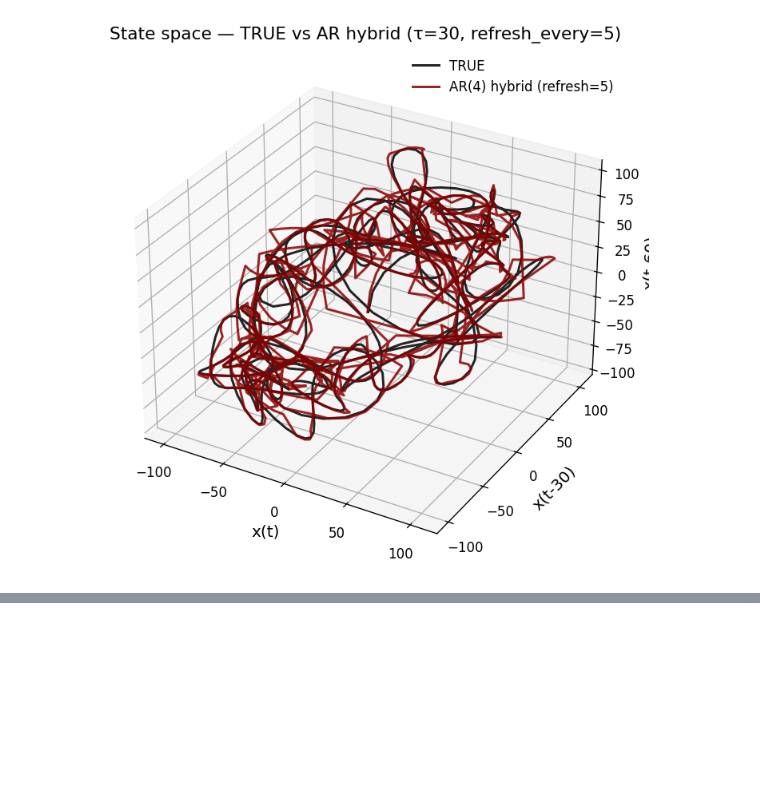
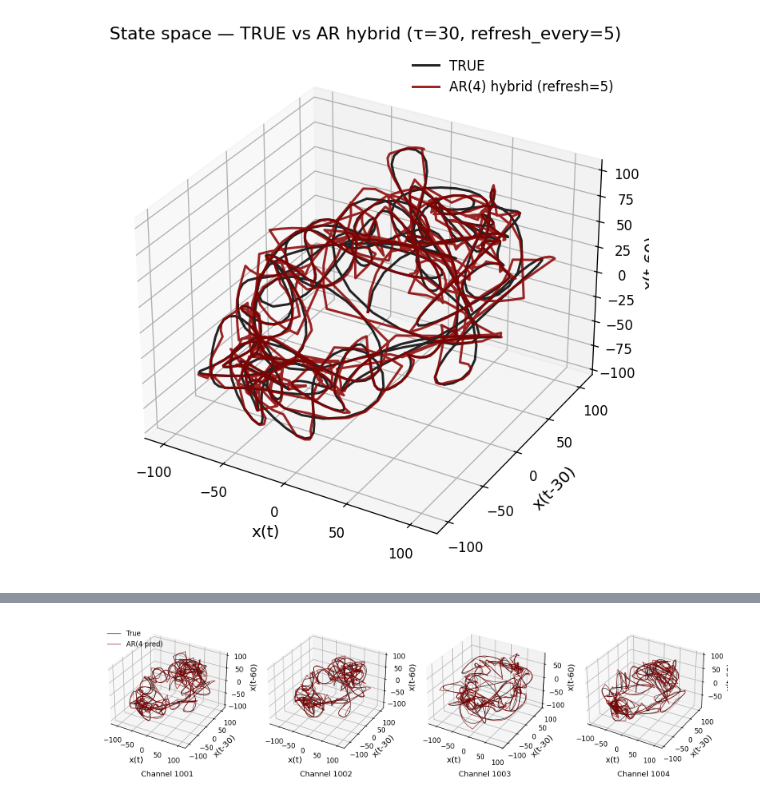
Before and after one commit to erfanzabeh/StocasticDiffEq_Simulation, a Jupyter notebook: docs/tutorials/monkey.ipynb, the cells around one changed output, grey strips where cells are left out. Cells and saved outputs as stored; diff of their text form; code cells hidden in the pictures; blank space fills up the shorter version.

```diff
--- a/docs/tutorials/monkey.ipynb
+++ b/docs/tutorials/monkey.ipynb
@@ -411,0 +319,67 @@ plot_state_space_tau_sweep(xs, xs_pred_full, Fs, t_start=18, t_end=20)
+# %%
+def sweep_channels_plot(LFP, channels, time_windows, taus, Fs,
+                        p=4, train_frac=0.9, refresh_every=5,
+                        bandpass_low=1.0, bandpass_high=50.0, fband=(1, 80), env_lp_hz=3.0,
+                        embed_dim=3):
+    """
+    Process multiple channels and plot state space comparison.
+
+    Parameters
+    ----------
+    channels : list of int
+        Channel indices to process
+    time_windows : list of tuple
+        (start_sec, end_sec) for each channel's plot window
+    taus : list of int
+        Embedding delay for each channel
+    """
+    n = len(channels)
+    fig, axes = plt.subplots(1, n, figsize=(n*4, 4), subplot_kw={'projection': '3d'})
+    if n == 1:
+        axes = [axes]
+
+    for ax, chan, (t_start, t_end), tau in zip(axes, channels, time_windows, taus):
+        # Process full signal for this channel
+        xs, _ = process_signal(LFP, chan, Fs, np.arange(int(t_end * Fs) + 100),
+                               bandpass_low=bandpass_low, bandpass_high=bandpass_high,
+                               fband=fband, env_lp_hz=env_lp_hz)
+
+        # Fit AR model
+        ar_res = fit_ar_model(xs, Fs, p=p, train_frac=train_frac, refresh_every=refresh_every)
+        w, xs_pred_full = ar_res['w'], ar_res['xs_pred_full']
+
+        # Extract window
+        idx_start, idx_end = int(t_start * Fs), int(t_end * Fs)
+        segment_true = xs[idx_start:idx_end]
+        segment_pred = xs_pred_full[idx_start:idx_end]
+
+        # Variance-match prediction
+        seg_pred_matched = segment_pred - np.mean(segment_pred)
+        seg_pred_matched = seg_pred_matched * (np.std(segment_true) / (np.std(seg_pred_matched) + 1e-12))
+        seg_pred_matched = seg_pred_matched + np.mean(segment_true)
+
+        # Embed
+        X3_true = embed(segment_true, embed_dim, tau)
+        X3_pred = embed(seg_pred_matched, embed_dim, tau)
+
+        # Plot
+        ax.plot(X3_true[:, 0], X3_true[:, 1], X3_true[:, 2], color='black', alpha=0.85, lw=0.8, label='True')
+        ax.plot(X3_pred[:, 0], X3_pred[:, 1], X3_pred[:, 2], color='darkred', alpha=0.85, lw=0.8, label=f'AR({p} pred)')
+        ax.set_xlabel("x(t)")
+        ax.set_ylabel(f"x(t-{tau})")
+        ax.set_zlabel(f"x(t-{2*tau})")
+        ax.text2D(0.5, -0.15, f"Channel {chan}", transform=ax.transAxes, ha='center', fontsize=11)
+
+    axes[0].legend(frameon=False, loc='upper left')
+    # plt.tight_layout()
+    plt.show()
+
+sweep_channels_plot(
+    LFP,
+    channels=[1001, 1002, 1003, 1004],
+    time_windows=[(18, 20), (18, 20), (10, 12), (18, 20)],
+    taus=[30, 30, 30, 30],
+    Fs=Fs
+)
+# %% [output]
+[figure, added]
```
Also changed, not shown: parts of 15 cells of this notebook.
